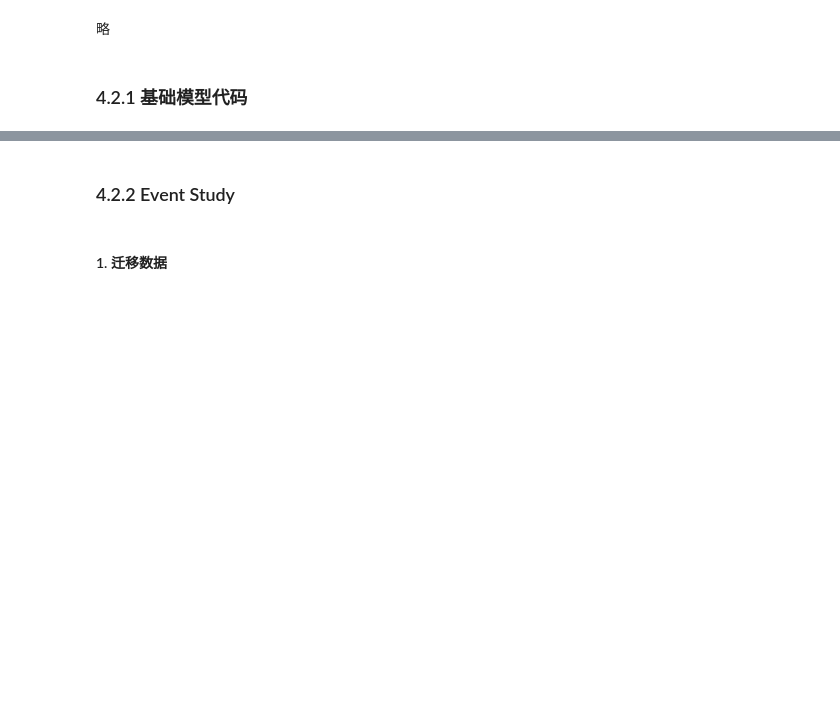
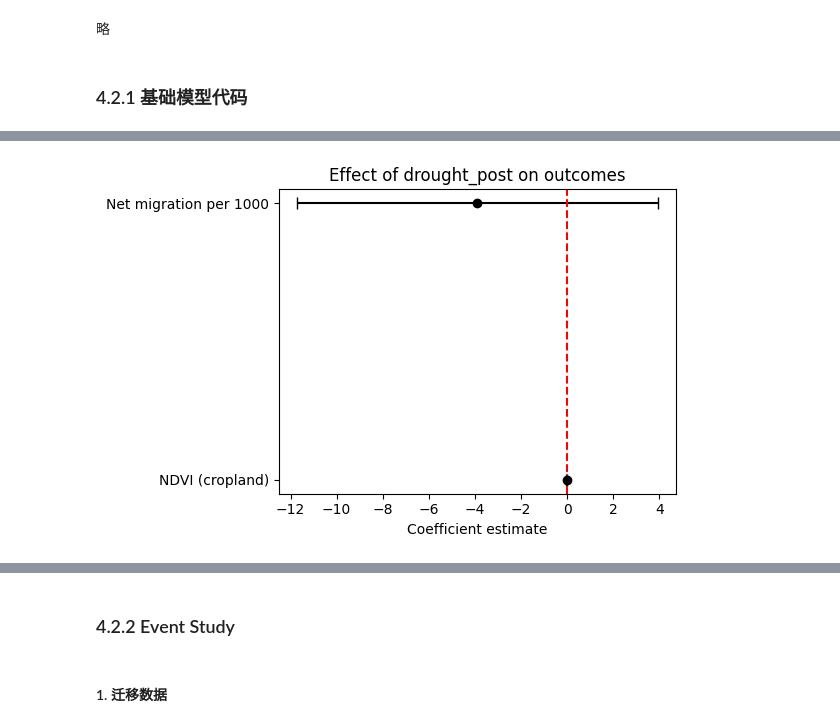
Before and after one commit to ixxiiris/CASA_Dissertation, a Jupyter notebook: DiD/did_event.ipynb, the cells around one changed output, grey strips where cells are left out. Cells and saved outputs as stored; diff of their text form; code cells hidden in the pictures; blank space fills up the shorter version.

```diff
--- a/DiD/did_event.ipynb
+++ b/DiD/did_event.ipynb
@@ -378,0 +424,42 @@ Notes:
+# %%
+import matplotlib.pyplot as plt
+
+# 从模型结果中提取 drought_post 系数和标准误
+coef_data = [
+    {
+        'model': 'NDVI (cropland)',
+        'coef': model_ndvi.params['drought_post'],
+        'se': model_ndvi.bse['drought_post']
+    },
+    {
+        'model': 'Net migration per 1000',
+        'coef': model_mig.params['drought_post'],
+        'se': model_mig.bse['drought_post']
+    }
+]
+
+# 转为 DataFrame
+import pandas as pd
+df_coef = pd.DataFrame(coef_data)
+
+# 绘制 coefplot
+fig, ax = plt.subplots(figsize=(6,4))
+
+ax.errorbar(
+    df_coef['coef'],
+    df_coef['model'],
+    xerr=1.96 * df_coef['se'],  # 95% CI
+    fmt='o',
+    color='black',
+    capsize=4
+)
+
+ax.axvline(0, color='red', linestyle='--')
+ax.set_xlabel('Coefficient estimate')
+ax.set_ylabel('')
+ax.set_title('Effect of drought_post on outcomes')
+
+plt.tight_layout()
+plt.show()
+# %% [output]
+[figure, added]
```
Also changed, not shown: parts of 6 cells of this notebook, 3 other files.
